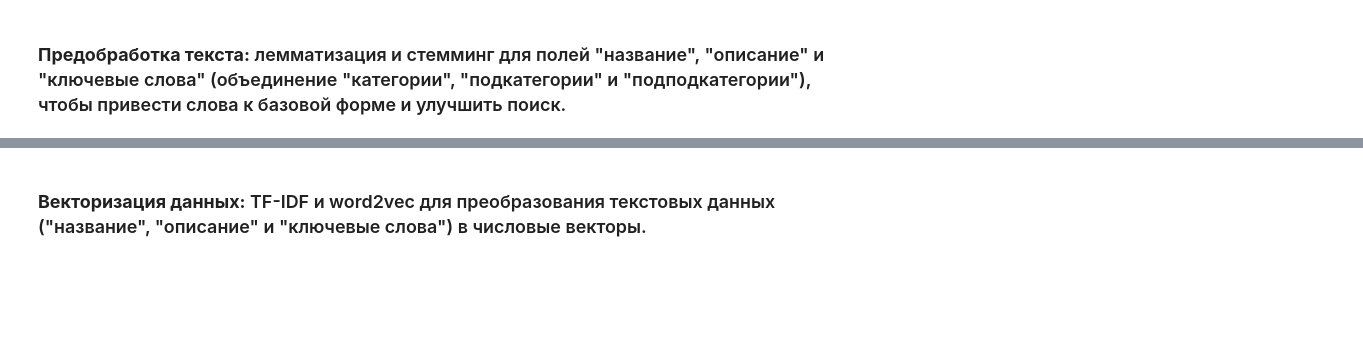
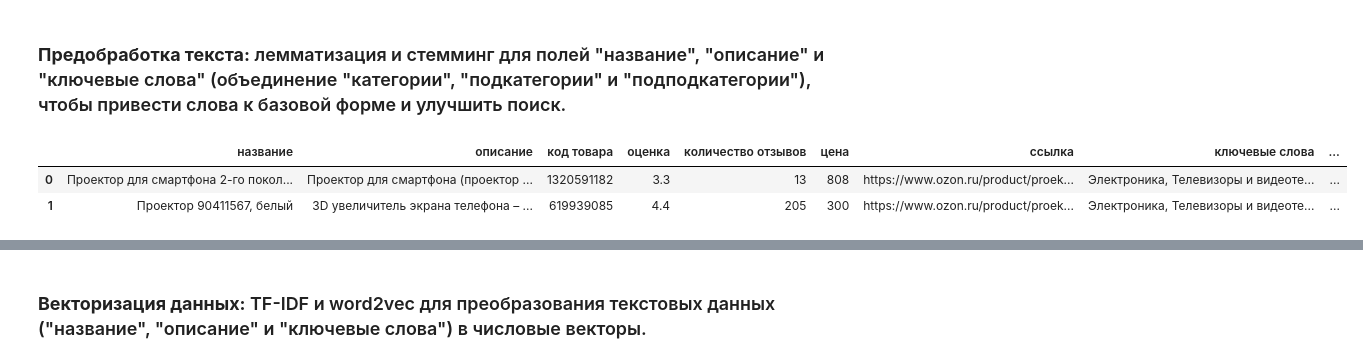
Before and after one commit to tutsilianna/Gift_Recommendation_System, a Jupyter notebook: Gift_Recommendation_System.ipynb, the cells around one changed output, grey strips where cells are left out. Saved outputs shown, nothing was run; the diff lists cells and outputs as text; code cells hidden in the pictures; blank space fills up the shorter version.

```diff
--- a/Gift_Recommendation_System.ipynb
+++ b/Gift_Recommendation_System.ipynb
@@ -144,11 +166,10 @@ data['подподкатегория'] = data['подподкатегория'].
 # %%
 data.drop_duplicates(inplace=True)
-data.dropna(inplace=True)
 # %%
 # удаление слова из "Код товара", удаление строк,
 # где нет атрибута и преобразование столбца к численному типу
 
-data['код товара'] = data['код товара'].str.rsplit().str[-1]
+data['код товара'] = data['код товара'].str.rsplit().str.get(-1)
 data = data.loc[data['код товара'].str.isdigit()]
 data['код товара'] = data['код товара'].astype(np.int64)
 # %% [output]
@@ -210,4 +336,9 @@ def preprocess_text(text):
 # %%
 data_ = data.copy(deep=True)
 # %%
-data[text_columns] = data[text_columns].apply(lambda x: x.apply(preprocess_text))
+data["текст"] = data[text_columns].apply(lambda x: ". ".join(x), axis=1)
+data.head(2)
+# %% [output]
+|  | название | описание | код товара | оценка | количество отзывов | цена | ссылка | ключевые слова | ... |
+| 0 | Проектор для смартфона 2-го покол... | Проектор для смартфона (проектор ... | 1320591182 | 3.3 | 13 | 808 | https://www.ozon.ru/product/proek... | Электроника, Телевизоры и видеоте... | ... |
+| 1 | Проектор 90411567, белый | 3D увеличитель экрана телефона – ... | 619939085 | 4.4 | 205 | 300 | https://www.ozon.ru/product/proek... | Электроника, Телевизоры и видеоте... | ... |
```
Also changed, not shown: parts of 20 cells of this notebook.
